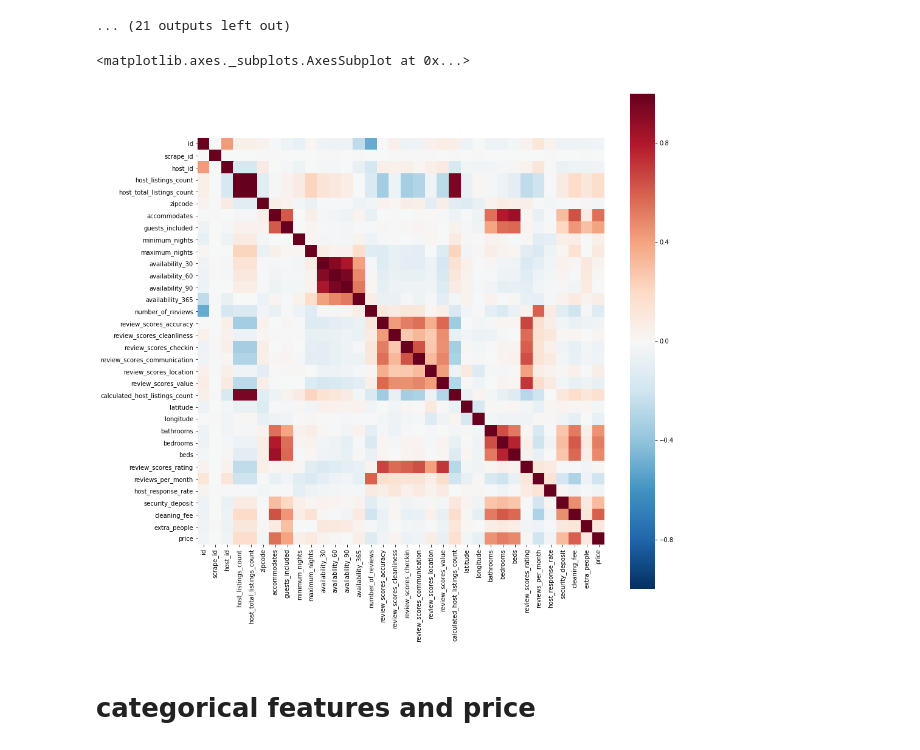
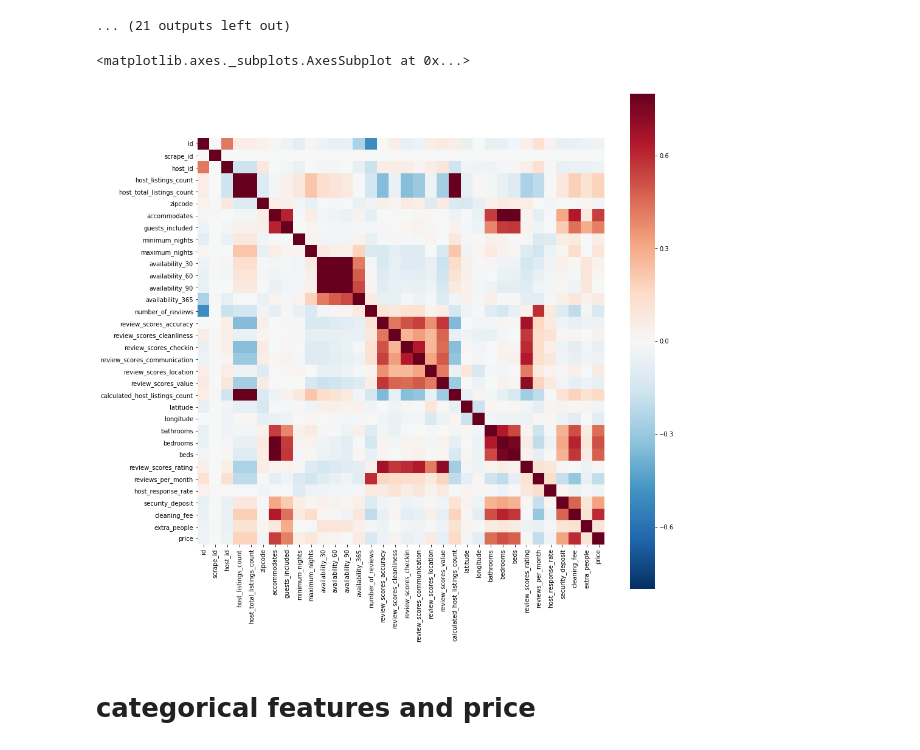
Before and after one commit to hengjiwang/seattle_airbnb_prediction, a Jupyter notebook: clean_and_feature_extraction/features analysis.ipynb, the cells around one changed output. Cells and saved outputs as stored; diff of their text form; code cells hidden in the pictures.

```diff
--- a/clean_and_feature_extraction/features analysis.ipynb
+++ b/clean_and_feature_extraction/features analysis.ipynb
@@ -45,11 +45,13 @@ floatfeatures = ['latitude','longitude','bathrooms','bedrooms', 'beds','review_s
 datefeatures = ['last_scraped','host_since','first_review', 'last_review']
 percentfeatures =['host_response_rate']
 pricefeatures = ['price', 'security_deposit', 'cleaning_fee','extra_people']
-features = intfeatures.copy()
-features.extend(floatfeatures)
-features.extend(percentfeatures)
-features.extend(['security_deposit', 'cleaning_fee','extra_people'])
-features.append('price')
+features = ['id', 'scrape_id','host_id','host_since','host_listings_count',
+       'host_total_listings_count','zipcode','latitude','longitude',
+            'accommodates','bathrooms','bedrooms', 'beds','guests_included','minimum_nights','maximum_nights',
+               'availability_30', 'availability_60', 'availability_90',
+       'availability_365', 'number_of_reviews','first_review', 'last_review','review_scores_rating','review_scores_accuracy', 'review_scores_cleanliness',
+       'review_scores_checkin', 'review_scores_communication',
+       'review_scores_location', 'review_scores_value','calculated_host_listings_count','reviews_per_month']
 # %%
 df = data[features].dropna().reset_index(drop=True)
 df[intfeatures] = df[intfeatures].astype('int')
@@ -90,10 +92,10 @@ for f in features[0:-1]:
 # %%
 corrdf = df.corr()
 fig, ax = plt.subplots(figsize=(15,15))
-sns.heatmap(corrdf,vmax=1,vmin=-1,square=True,cmap='RdBu_r')
+sns.heatmap(corrdf,vmax=0.8,vmin=-0.8,square=True,cmap='RdBu_r')
 # %% [output]
 <matplotlib.axes._subplots.AxesSubplot at 0x...>
-[figure, old version]
+[figure, new version]
 # %% [markdown]
 # categorical features and price
 # %%
```
Also changed, not shown: 9 other files.
